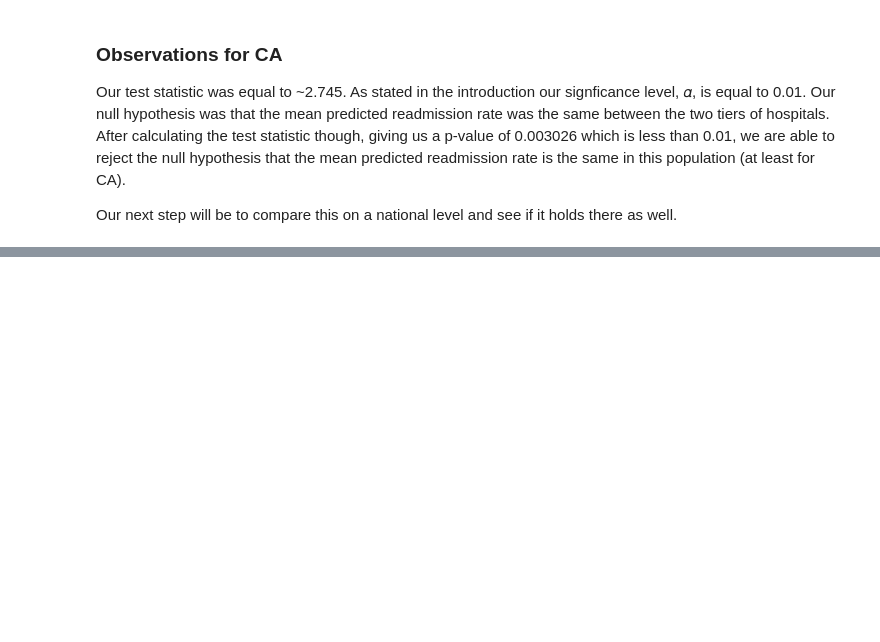
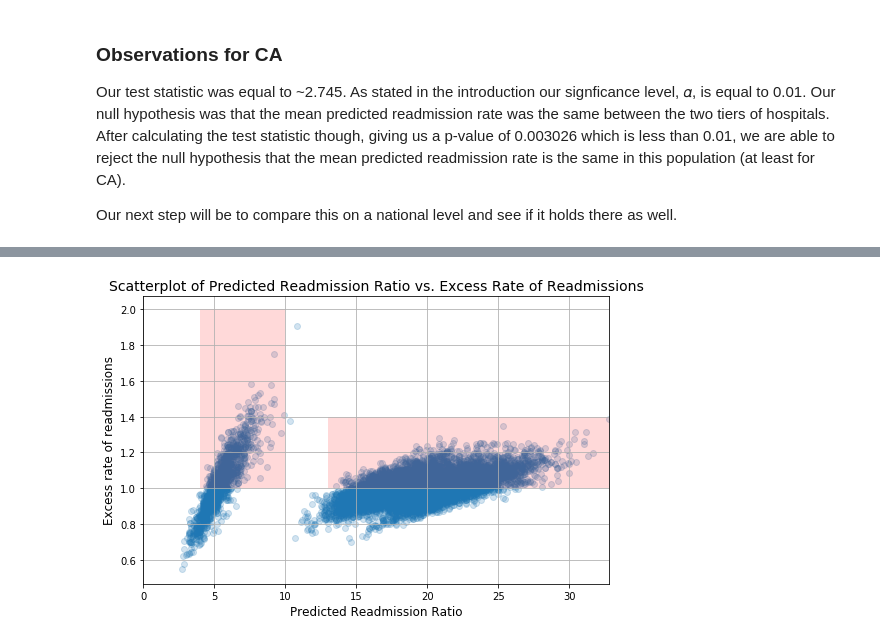
Before and after one commit to earny-joe/Springboard-DS-Portfolio, a Jupyter notebook: unit8/reduce-hospital-readmissions/hospital_readmit/sliderule_dsi_inferential_statistics_exercise_3.ipynb, the cells around one changed output, grey strips where cells are left out. Saved outputs shown, nothing was run; the diff lists cells and outputs as text; code cells hidden in the pictures; blank space fills up the shorter version.

```diff
--- a/unit8/reduce-hospital-readmissions/hospital_readmit/sliderule_dsi_inferential_statistics_exercise_3.ipynb
+++ b/unit8/reduce-hospital-readmissions/hospital_readmit/sliderule_dsi_inferential_statistics_exercise_3.ipynb
@@ -489,0 +561,21 @@ Our next step will be to compare this on a national level and see if it holds th
+# %%
+# generate a scatterplot for number of discharges vs. excess rate of readmissions
+# lists work better with matplotlib scatterplot function
+x = [a for a in clean_hospital_read_df['Predicted Readmission Rate'][81:-3]]
+y = list(clean_hospital_read_df['Excess Readmission Ratio'][81:-3])
+
+fig, ax = plt.subplots(figsize=(8,5))
+ax.scatter(x, y,alpha=0.2)
+
+ax.fill_between([4,10], 1, 2, facecolor='red', alpha = .15, interpolate=True)
+ax.fill_between([13,35], 1, 1.4, facecolor='red', alpha = .15, interpolate=True)
+
+ax.set_xlim([0, max(x)])
+ax.set_xlabel('Predicted Readmission Ratio', fontsize=12)
+ax.set_ylabel('Excess rate of readmissions', fontsize=12)
+ax.set_title('Scatterplot of Predicted Readmission Ratio vs. Excess Rate of Readmissions', fontsize=14)
+
+ax.grid(True)
+fig.tight_layout()
+# %% [output]
+[figure, added]
```
Also changed, not shown: parts of 8 cells of this notebook.
